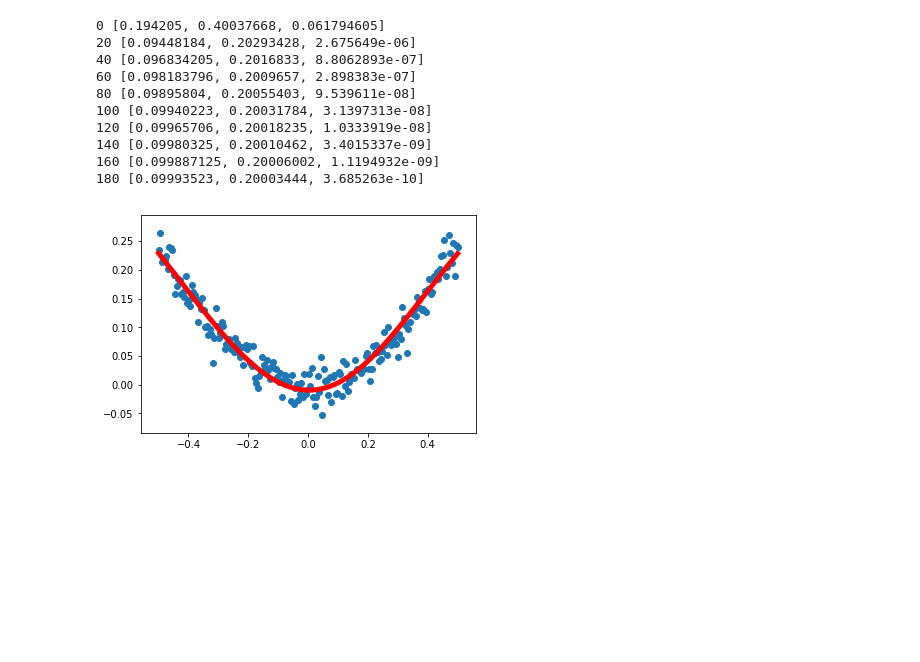
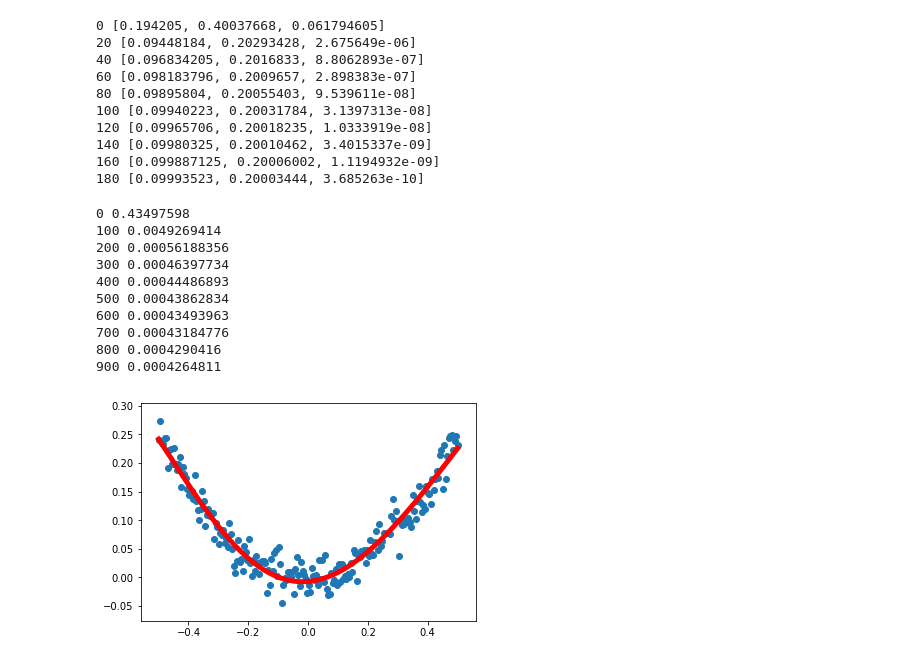
Before and after one commit to JasonWu1992/Tensorflow_Studying, a Jupyter notebook: Day_1/Day2_fetch_feed_and_LR.ipynb, the cells around one changed output. Drawn from its saved outputs; the diff is of its cells as text; code cells hidden in the pictures; blank space fills up the shorter version.

```diff
--- a/Day_1/Day2_fetch_feed_and_LR.ipynb
+++ b/Day_1/Day2_fetch_feed_and_LR.ipynb
@@ -71,42 +71,64 @@ with tf.Session() as sess:
 import tensorflow as tf
 import numpy as np
 import matplotlib.pyplot as plt
+import time
 # 线性回归
 x_data = np.linspace(-0.5, 0.5, 200)[:,np.newaxis]
 noise = np.random.normal(0, 0.02, x_data.shape)
 y_data = np.square(x_data) + noise
 
 x = tf.placeholder(tf.float32, [None,1])
 y = tf.placeholder(tf.float32, [None,1])
 # 定义中间层
 w_L1 = tf.Variable(tf.random_normal([1, 10]))
 b_L1 = tf.Variable(tf.zeros([1, 10]))
 Wx_L1 = tf.multiply(x, w_L1)+b_L1
 L1 = tf.nn.tanh(Wx_L1)
 
 w_out = tf.Variable(tf.random_normal([10, 1]))
 b_out = tf.Variable(tf.zeros([1,1]))
 Wx_out = tf.matmul(L1, w_out) + b_out
 prediction = tf.nn.tanh(Wx_out)
 
 #代价函数
 loss = tf.reduce_mean(tf.square(y - prediction))
 
-train = tf.train.GradientDescentOptimizer(0.1).minimize(loss)
+train = tf.train.AdamOptimizer(0.1).minimize(loss)
 
 init = tf.global_variables_initializer()
 
+## 所有
+
+
 with tf.Session() as sess:
+    fig = plt.figure()
+    ax = fig.add_subplot(1, 1, 1)
+    ax.scatter(x_data, y_data)
+    plt.ion()
     sess.run(init)
-    for step in range(2000):
+    for step in range(1000):
         sess.run(train, feed_dict={x:x_data, y:y_data})
-
-#     print(sess.run(loss))
+        if step % 100 == 0:
+            print(step, sess.run(loss, feed_dict={x:x_data, y:y_data}))
+#             try:
+#                 ax.lines.remove(lines[0])
+#             except Exception:
+#                 pass
     prediction_value = sess.run(prediction, feed_dict={x:x_data})
-
-    plt.figure()
-    plt.scatter(x_data,y_data)
-    plt.plot(x_data,prediction_value, 'r-', lw=5)
-    plt.show()
+    lines = ax.plot(x_data,prediction_value, 'r-', lw=5)
+#             ax.lines.remove(lines[0])
+    # plotshow
+    plt.pause(0.1)
+#     ax.lines.remove(lines[0])
 # %% [output]
+0 0.43497598
+100 0.0049269414
+200 0.00056188356
+300 0.00046397734
+400 0.00044486893
+500 0.00043862834
+600 0.00043493963
+700 0.00043184776
+800 0.0004290416
+900 0.0004264811
-[figure, old version]
+[figure, new version]
```
Also changed, not shown: parts of 1 cell of this notebook, 1 other file.
